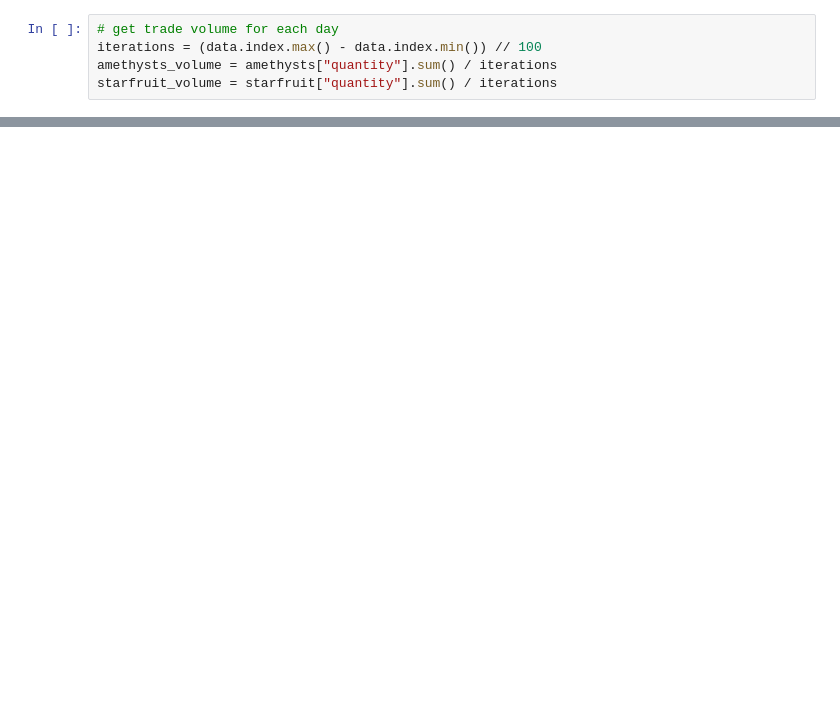
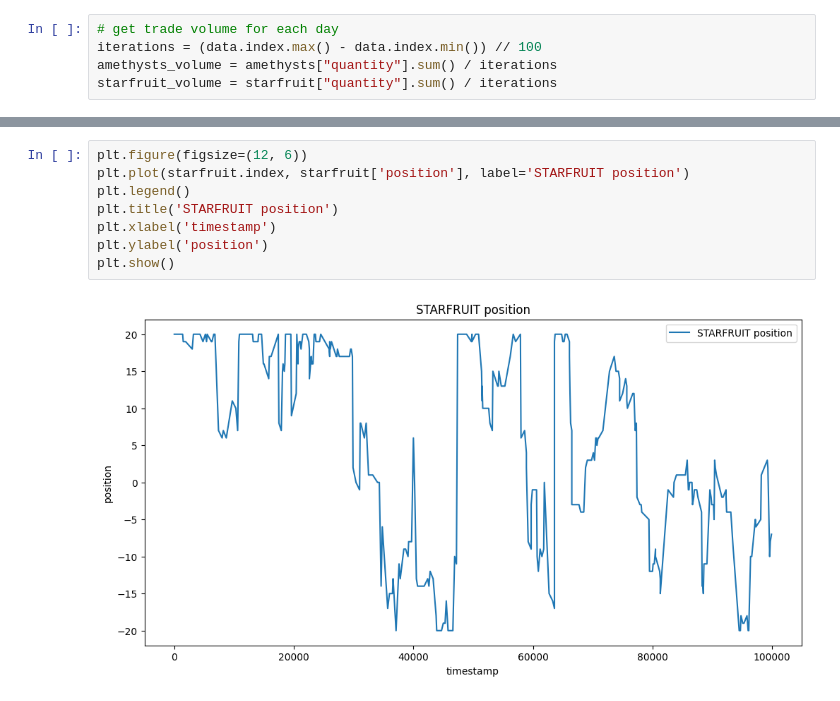
Before and after one commit to johannesfuest/prosperity-2, a Jupyter notebook: analysis/trades_analysis.ipynb, the cells around one changed output, grey strips where cells are left out. Cells and saved outputs as stored; diff of their text form; blank space fills up the shorter version.

```diff
--- a/analysis/trades_analysis.ipynb
+++ b/analysis/trades_analysis.ipynb
@@ -111,0 +138,10 @@ plt.show()
+# %%
+plt.figure(figsize=(12, 6))
+plt.plot(starfruit.index, starfruit['position'], label='STARFRUIT position')
+plt.legend()
+plt.title('STARFRUIT position')
+plt.xlabel('timestamp')
+plt.ylabel('position')
+plt.show()
+# %% [output]
+[figure, added]
```
Also changed, not shown: parts of 7 cells of this notebook.
